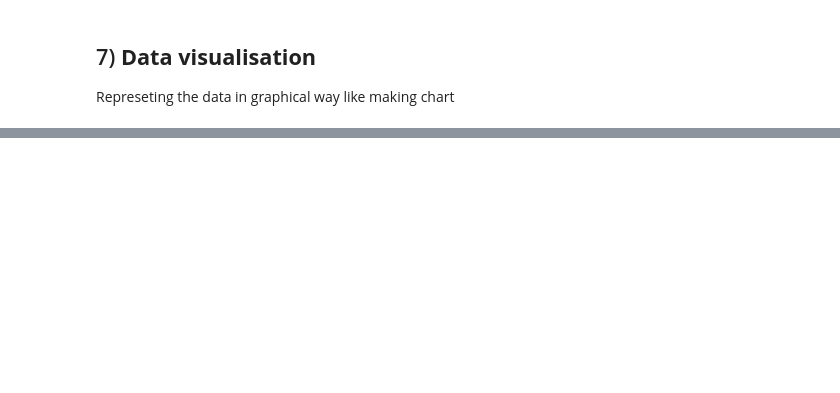
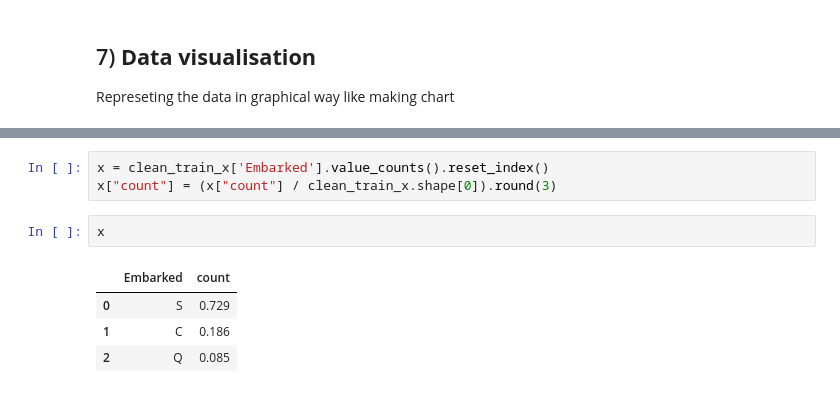
Before and after one commit to denis-spe/titanic, a Jupyter notebook: survival_with_py.ipynb, the cells around one changed output, grey strips where cells are left out. Drawn from its saved outputs; the diff is of its cells as text; blank space fills up the shorter version.

```diff
--- a/survival_with_py.ipynb
+++ b/survival_with_py.ipynb
@@ -773,0 +819,10 @@ graph.bar_chart('Embarked', x_title='Passenger Class')
+# %%
+x = clean_train_x['Embarked'].value_counts().reset_index()
+x["count"] = (x["count"] / clean_train_x.shape[0]).round(3)
+# %%
+x
+# %% [output]
+|  | Embarked | count |
+| 0 | S | 0.729 |
+| 1 | C | 0.186 |
+| 2 | Q | 0.085 |
```
Also changed, not shown: parts of 16 cells of this notebook, 1 other file.
